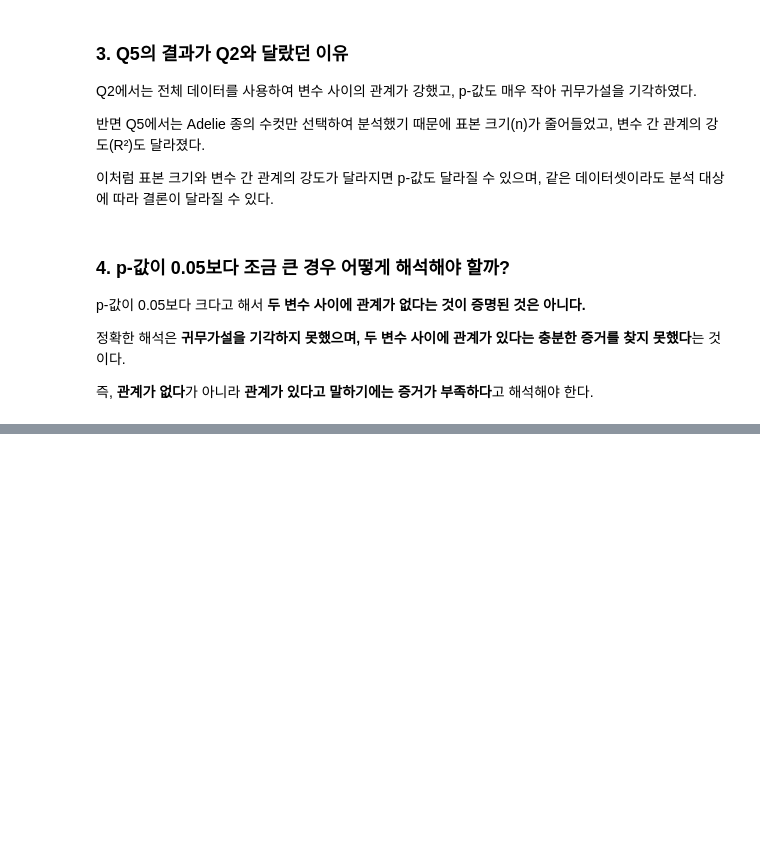
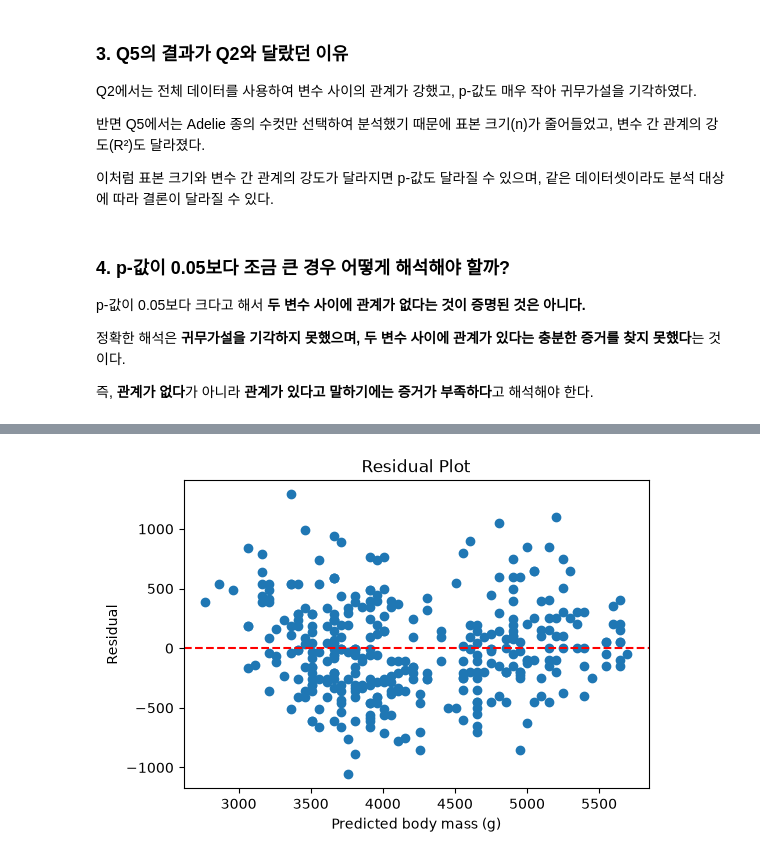
Before and after one commit to ysy3046/ai-data-bootcamp, a Jupyter notebook: D0013_EDA.ipynb, the cells around one changed output, grey strips where cells are left out. Cells and saved outputs as stored; diff of their text form; code cells hidden in the pictures; blank space fills up the shorter version.

```diff
--- a/D0013_EDA.ipynb
+++ b/D0013_EDA.ipynb
@@ -814,0 +828,10 @@ p-값이 0.05보다 크다고 해서 **두 변수 사이에 관계가 없다는
+# %%
+# 문제 5 · Q2
+# 예측값과 잔차 계산
+pred = model.fittedvalues
+residual = model.resid
+
+# 개수와 평균 확인
+print("예측값 개수:", len(pred))
+print("잔차 개수:", len(residual))
+print("잔차 평균:", residual.mean())
@@ -814,0 +871,15 @@ p-값이 0.05보다 크다고 해서 **두 변수 사이에 관계가 없다는
+# %%
+# 문제 5 · Q3
+plt.figure(figsize=(6,4))
+
+plt.scatter(pred, residual)
+
+plt.axhline(0, color='red', linestyle='--')
+
+plt.xlabel("Predicted body mass (g)")
+plt.ylabel("Residual")
+plt.title("Residual Plot")
+
+plt.show()
+# %% [output]
+[figure, added]
```
Also changed, not shown: parts of 13 cells of this notebook.
